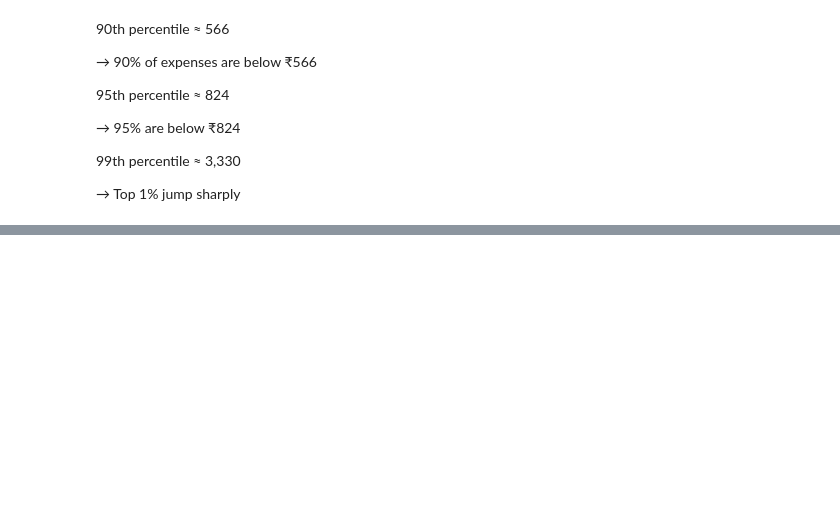
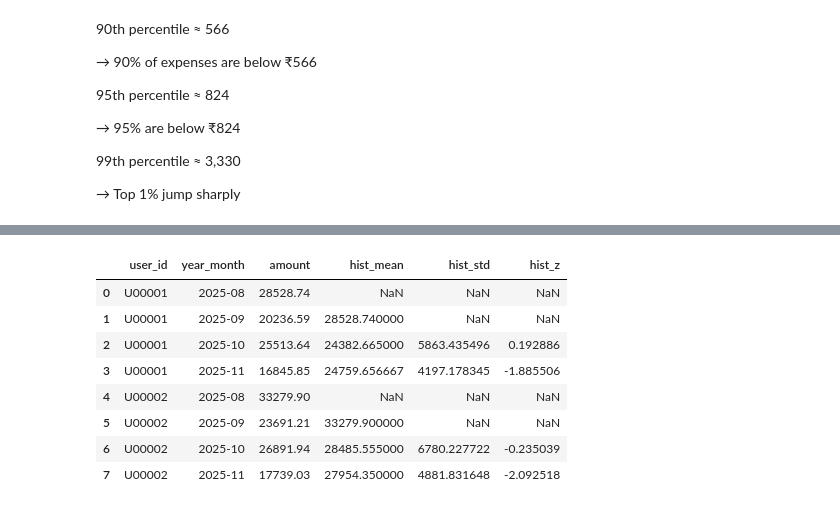
Before and after one commit to Vivek-afk81/Student_spending_analyzer, a Jupyter notebook: notebooks/EDA.ipynb, the cells around one changed output, grey strips where cells are left out. Saved outputs shown, nothing was run; the diff lists cells and outputs as text; code cells hidden in the pictures; blank space fills up the shorter version.

```diff
--- a/notebooks/EDA.ipynb
+++ b/notebooks/EDA.ipynb
@@ -297,0 +604,11 @@ Name: amount, dtype: float64
+# %%
+#Computing Rolling Historical Mean
+
+monthly_with_stats["hist_mean"] = (
+    monthly_with_stats
+    .groupby("user_id")["amount"]
+    .apply(lambda x: x.expanding().mean().shift(1))
+    .reset_index(level=0, drop=True)
+)
+
+monthly_with_stats[["user_id", "year_month", "amount", "hist_mean"]].head(8)
@@ -297,0 +646,17 @@ Name: amount, dtype: float64
+# %%
+monthly_with_stats["hist_z"] = (
+    (monthly_with_stats["amount"] - monthly_with_stats["hist_mean"])
+    / monthly_with_stats["hist_std"]
+)
+monthly_with_stats[
+    ["user_id", "year_month", "amount", "hist_mean", "hist_std", "hist_z"]].head(8)
+# %% [output]
+|  | user_id | year_month | amount | hist_mean | hist_std | hist_z |
+| 0 | U00001 | 2025-08 | 28528.74 | NaN | NaN | NaN |
+| 1 | U00001 | 2025-09 | 20236.59 | 28528.740000 | NaN | NaN |
+| 2 | U00001 | 2025-10 | 25513.64 | 24382.665000 | 5863.435496 | 0.192886 |
+| 3 | U00001 | 2025-11 | 16845.85 | 24759.656667 | 4197.178345 | -1.885506 |
+| 4 | U00002 | 2025-08 | 33279.90 | NaN | NaN | NaN |
+| 5 | U00002 | 2025-09 | 23691.21 | 33279.900000 | NaN | NaN |
+| 6 | U00002 | 2025-10 | 26891.94 | 28485.555000 | 6780.227722 | -0.235039 |
+| 7 | U00002 | 2025-11 | 17739.03 | 27954.350000 | 4881.831648 | -2.092518 |
```
Also changed, not shown: parts of 35 cells of this notebook.
